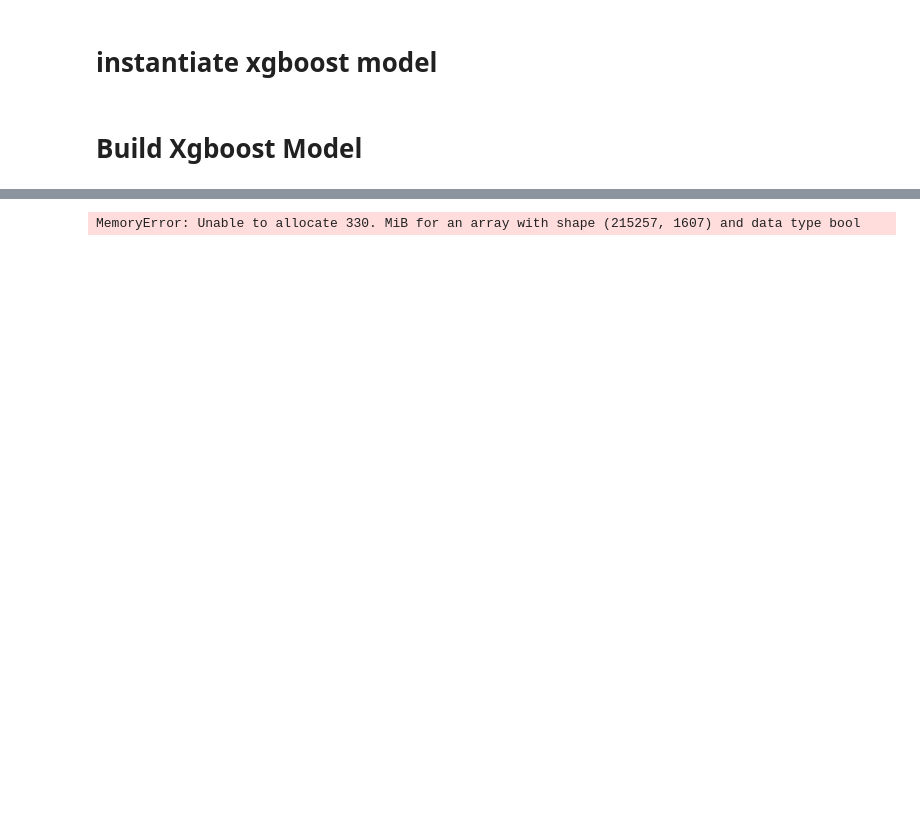
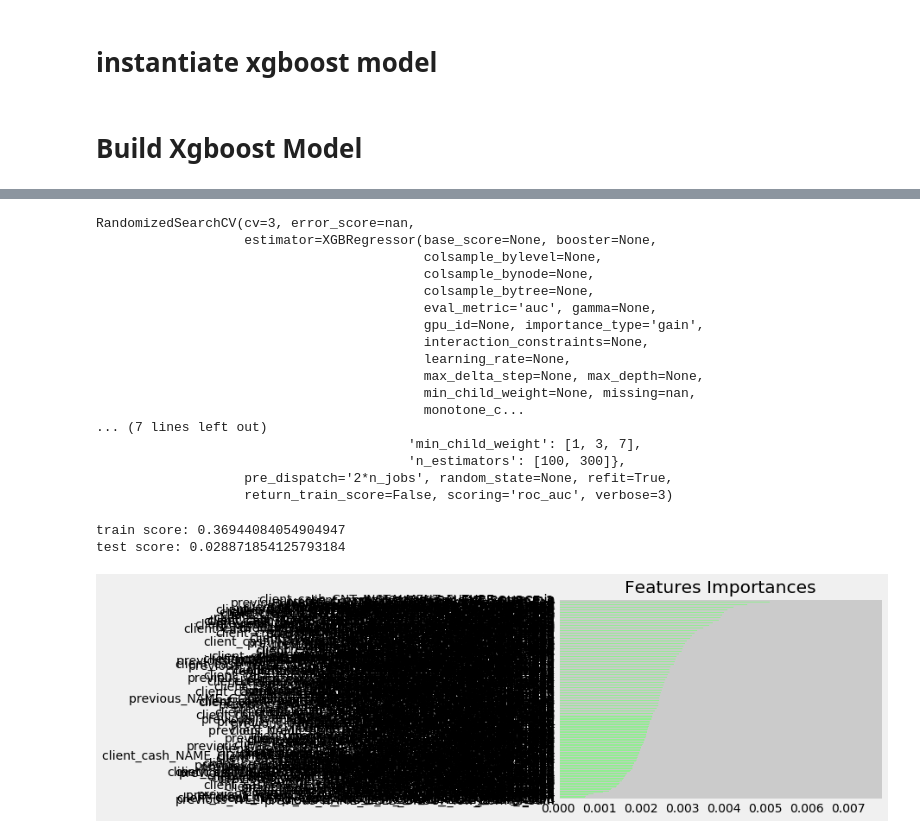
Before and after one commit to Axibord/scoring, a Jupyter notebook: p7_02_model.ipynb, the cells around one changed output, grey strips where cells are left out. Drawn from its saved outputs; the diff is of its cells as text; code cells hidden in the pictures; blank space fills up the shorter version.

```diff
--- a/p7_02_model.ipynb
+++ b/p7_02_model.ipynb
@@ -27,0 +36,3 @@ master_df.head()
+# %%
+master_df = shuffle(master_df)
+master_df_cut = master_df.sample(10_000).copy()
@@ -33,32 +51,28 @@ xgbr = xgb.XGBRegressor(n_jobs=-1,objective='binary:logistic', eval_metric='auc'
 
 #Hyper Parameter Optimization
 params = {
-   "learning_rate": [0.05, 0.10, 0.20],
+   "learning_rate": [0.01, 0.05, 0.10],
     "max_depth": [4, 8, 12],
-    "min_child_weight": [1],
-    "gamma": [0.0],
-    "colsample_bytree": [0.3],
-    "n_estimators" : [100]
+    "min_child_weight": [1,3,7],
+    "gamma": [0.0,0.2,0.4],
+    "colsample_bytree": [0.3,0.7],
+    "n_estimators" : [100,300]
 }
 
 random_search = RandomizedSearchCV(xgbr,
                                    param_distributions=params,
                                    scoring='roc_auc',
-                                   n_jobs=-1,cv=1,verbose=3)
+                                   n_jobs=-1,cv=3,verbose=3)
 # %% [markdown]
 # Build Xgboost Model
 # %%
 # Prepare data to run rhe model
-X = master_df.drop(['TARGET','SK_ID_CURR'],axis=1).copy()
-y = master_df['TARGET'].copy()
+X = master_df_cut.drop(['TARGET','SK_ID_CURR'],axis=1).copy()
+y = master_df_cut['TARGET'].copy()
 
-# free memory
-gc.enable()
-del master_df
-gc.collect()
 
 #split data into train,test (80,20)
-X_train, X_test, y_train, y_test = train_test_split(X, y, test_size=0.30,random_state=7)
+X_train, X_test, y_train, y_test = train_test_split(X, y, test_size=0.15,random_state=7)
 
 # Standardization
 scaler = StandardScaler()
@@ -81 +98,20 @@ important_features = print_importance_features(best_model, X_train.columns)
-MemoryError: Unable to allocate 330. MiB for an array with shape (215257, 1607) and data type bool
+RandomizedSearchCV(cv=3, error_score=nan,
+                   estimator=XGBRegressor(base_score=None, booster=None,
+                                          colsample_bylevel=None,
+                                          colsample_bynode=None,
+                                          colsample_bytree=None,
+                                          eval_metric='auc', gamma=None,
+                                          gpu_id=None, importance_type='gain',
+                                          interaction_constraints=None,
+                                          learning_rate=None,
+                                          max_delta_step=None, max_depth=None,
+                                          min_child_weight=None, missing=nan,
+                                          monotone_c...
+... (7 lines left out)
+                                        'min_child_weight': [1, 3, 7],
+                                        'n_estimators': [100, 300]},
+                   pre_dispatch='2*n_jobs', random_state=None, refit=True,
+                   return_train_score=False, scoring='roc_auc', verbose=3)
+train score: 0.36944084054904947
+test score: 0.028871854125793184
+[figure, added]
```
Also changed, not shown: parts of 7 cells of this notebook, 1 other file.
